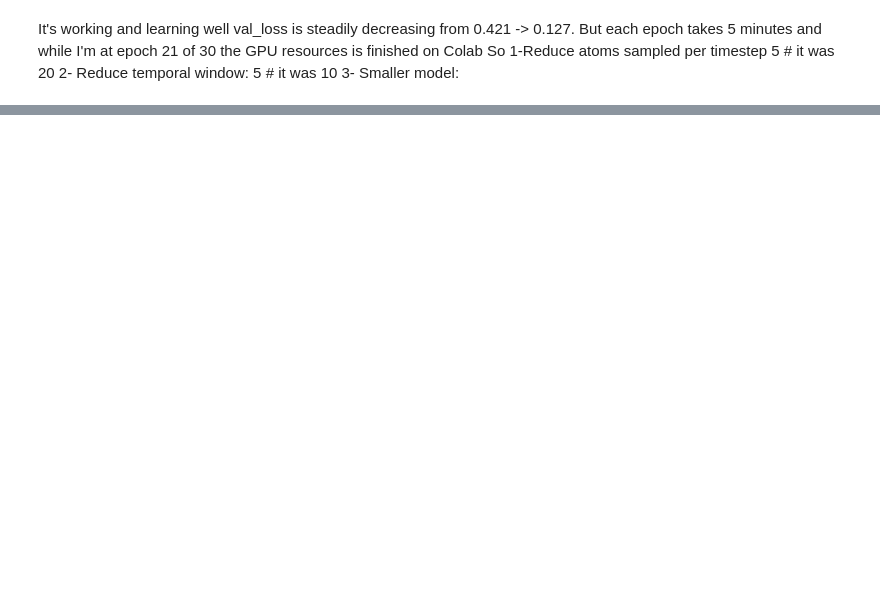
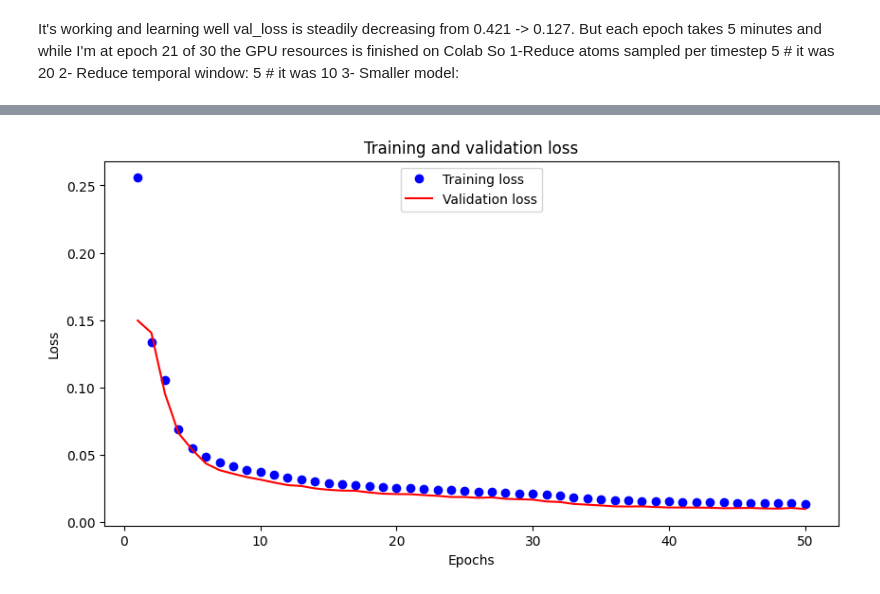
Before and after one commit to VincenzoDamico/ProteinDynamics, a Jupyter notebook: Transformers_classical.ipynb, the cells around one changed output, grey strips where cells are left out. Cells and saved outputs as stored; diff of their text form; code cells hidden in the pictures; blank space fills up the shorter version.

```diff
--- a/Transformers_classical.ipynb
+++ b/Transformers_classical.ipynb
@@ -657,0 +385,31 @@ NameError: name 'Encoder' is not defined
+# %%
+def plot_loss(history):
+    h = history.history
+    epochs = range(1, len(h['loss']) + 1)
+    plt.figure(figsize=(10, 5))
+    plt.plot(epochs, h['loss'],     'bo', label='Training loss')
+    plt.plot(epochs, h['val_loss'], 'r',  label='Validation loss')
+    plt.title('Training and validation loss')
+    plt.xlabel('Epochs'); plt.ylabel('Loss')
+    plt.legend(loc='upper center')
+# I forget to import the library of matplot I will do the plot in the next cell to not disturb the training
+history = atom_enc_dec.fit(
+    train_ds, validation_data=val_ds,
+    epochs=50, steps_per_epoch=n_train_steps, validation_steps=n_val_steps,
+    callbacks=[tf.keras.callbacks.EarlyStopping(
+        monitor='val_loss', patience=10, restore_best_weights=True, verbose=1)],
+    verbose=1)
+
+atom_enc_dec.save_weights('atom_enc_dec.weights.h5')
+print('Saved.')
+
+plot_loss(history)
+plt.savefig('atom_enc_dec.jpg', dpi=300, bbox_inches='tight')
+plt.show()
+
+best_val_mse = min(history.history['val_loss'])
+val_mae_key  = [k for k in history.history if 'mae' in k and 'val' in k][0]
+best_val_mae = min(history.history[val_mae_key])
+test_mse, test_mae = atom_enc_dec.evaluate(test_ds, steps=n_test_steps, verbose=0)
+print(f'val  MSE={best_val_mse:.6f} | val  MAE={best_val_mae:.6f}')
+print(f'test MSE={test_mse:.6f}     | test MAE={test_mae:.6f}')
@@ -657,0 +436,16 @@ NameError: name 'Encoder' is not defined
+# %%
+import matplotlib.pyplot as plt
+def plot_loss(history):
+    h = history.history
+    epochs = range(1, len(h['loss']) + 1)
+    plt.figure(figsize=(10, 5))
+    plt.plot(epochs, h['loss'],     'bo', label='Training loss')
+    plt.plot(epochs, h['val_loss'], 'r',  label='Validation loss')
+    plt.title('Training and validation loss')
+    plt.xlabel('Epochs'); plt.ylabel('Loss')
+    plt.legend(loc='upper center')
+plot_loss(history)
+plt.savefig('atom_enc_dec.jpg', dpi=300, bbox_inches='tight')
+plt.show()
+# %% [output]
+[figure, added]
```
Also changed, not shown: parts of 18 cells of this notebook.
